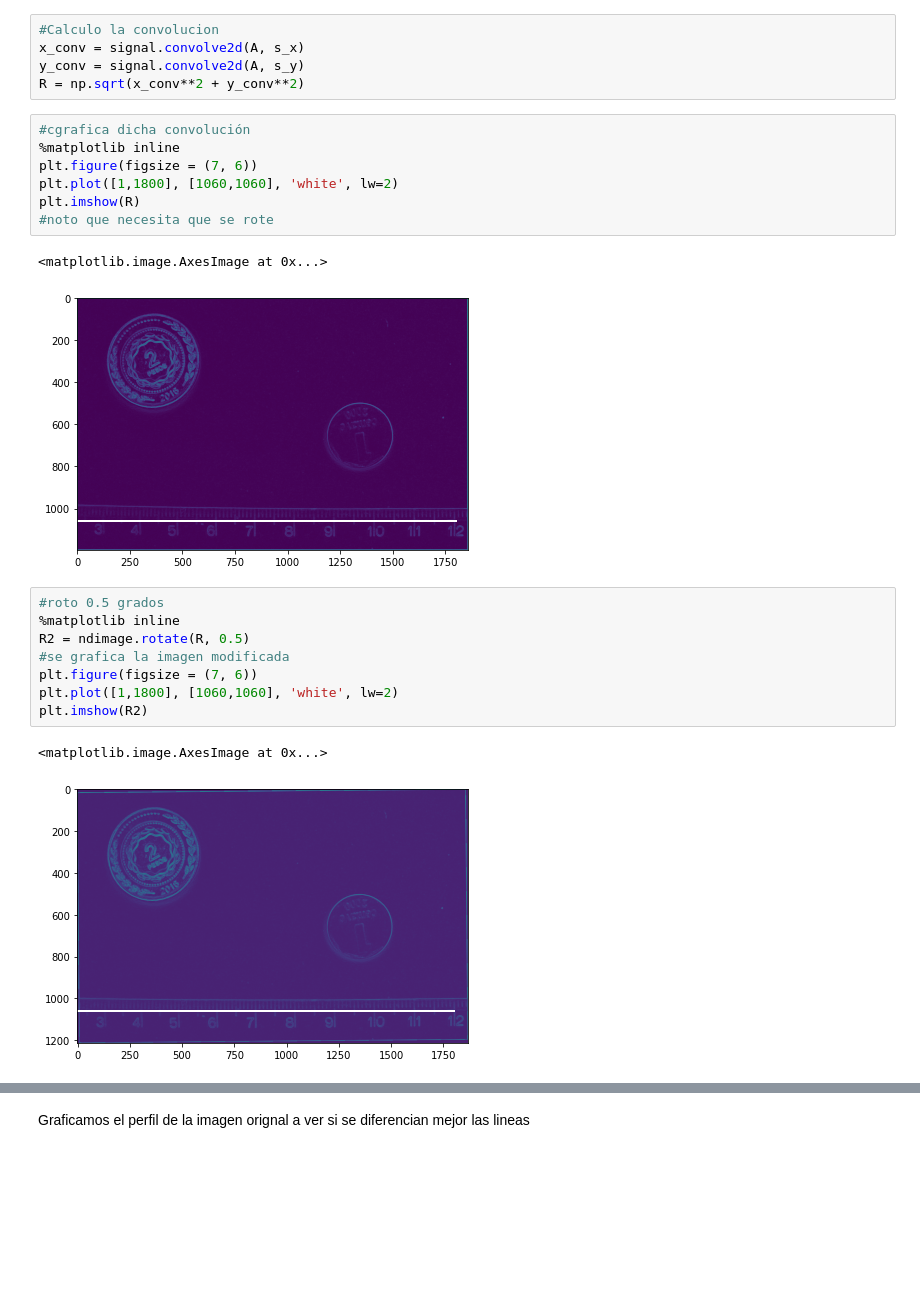
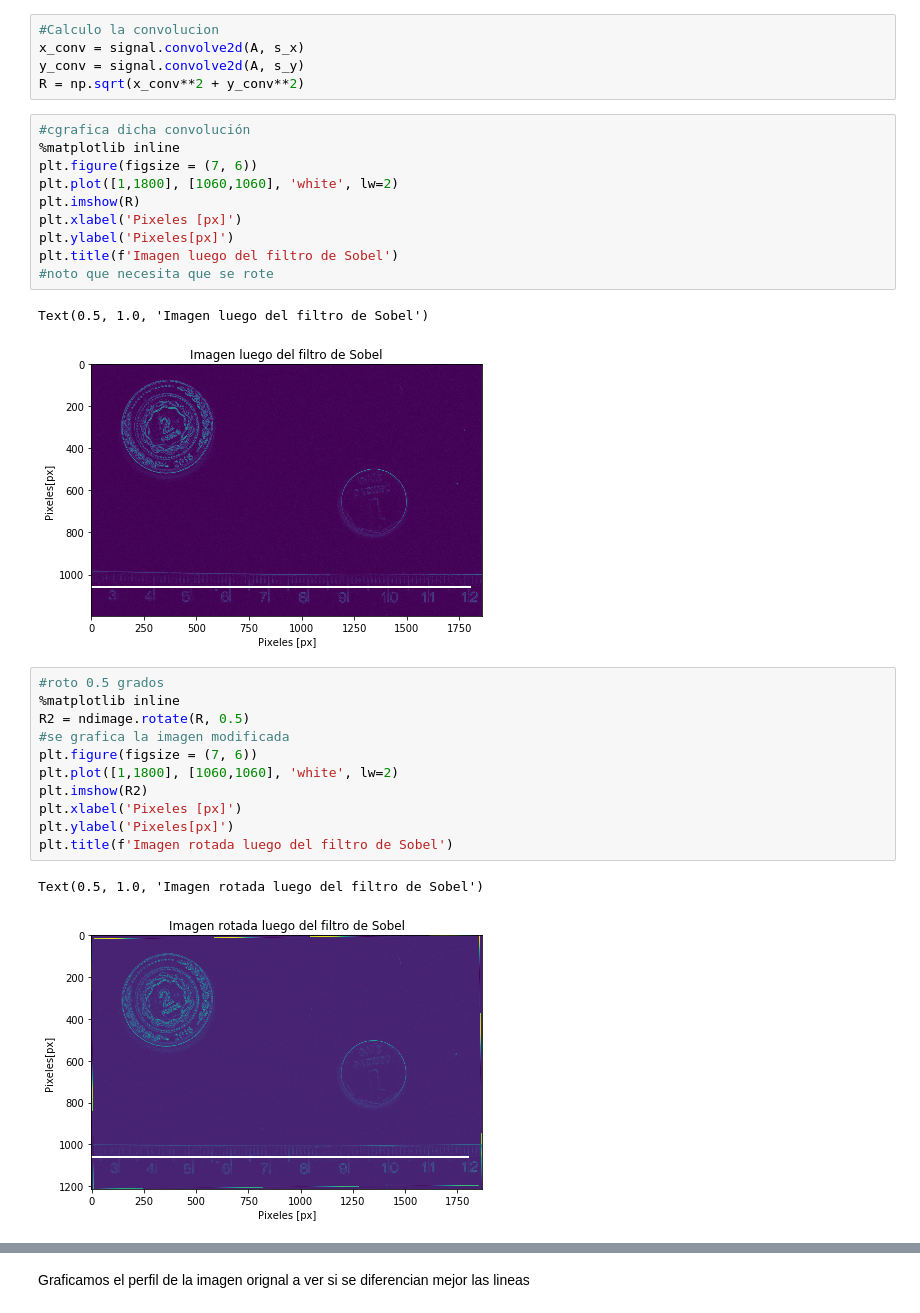
Before and after one commit to LunaKadysz/Laboratorio-4, a Jupyter notebook: Practica1/Practic1.ipynb, the cells around one changed output, grey strips where cells are left out. Drawn from its saved outputs; the diff is of its cells as text; blank space fills up the shorter version.

```diff
--- a/Practica1/Practic1.ipynb
+++ b/Practica1/Practic1.ipynb
@@ -55,13 +59,16 @@ R = np.sqrt(x_conv**2 + y_conv**2)
 # %%
 #cgrafica dicha convolución
 %matplotlib inline
 plt.figure(figsize = (7, 6))
 plt.plot([1,1800], [1060,1060], 'white', lw=2)
 plt.imshow(R)
+plt.xlabel('Pixeles [px]')
+plt.ylabel('Pixeles[px]')
+plt.title(f'Imagen luego del filtro de Sobel')
 #noto que necesita que se rote
 # %% [output]
-<matplotlib.image.AxesImage at 0x...>
+Text(0.5, 1.0, 'Imagen luego del filtro de Sobel')
-[figure, old version]
+[figure, new version]
 # %%
 #roto 0.5 grados
 %matplotlib inline
@@ -70,9 +77,12 @@ R2 = ndimage.rotate(R, 0.5)
 plt.figure(figsize = (7, 6))
 plt.plot([1,1800], [1060,1060], 'white', lw=2)
 plt.imshow(R2)
+plt.xlabel('Pixeles [px]')
+plt.ylabel('Pixeles[px]')
+plt.title(f'Imagen rotada luego del filtro de Sobel')
 # %% [output]
-<matplotlib.image.AxesImage at 0x...>
+Text(0.5, 1.0, 'Imagen rotada luego del filtro de Sobel')
-[figure, old version]
+[figure, new version]
 # %%
 perf2 = R2[1060, 800:1500]
 plt.figure(figsize = (7, 6))
```
Also changed, not shown: parts of 20 cells of this notebook.
